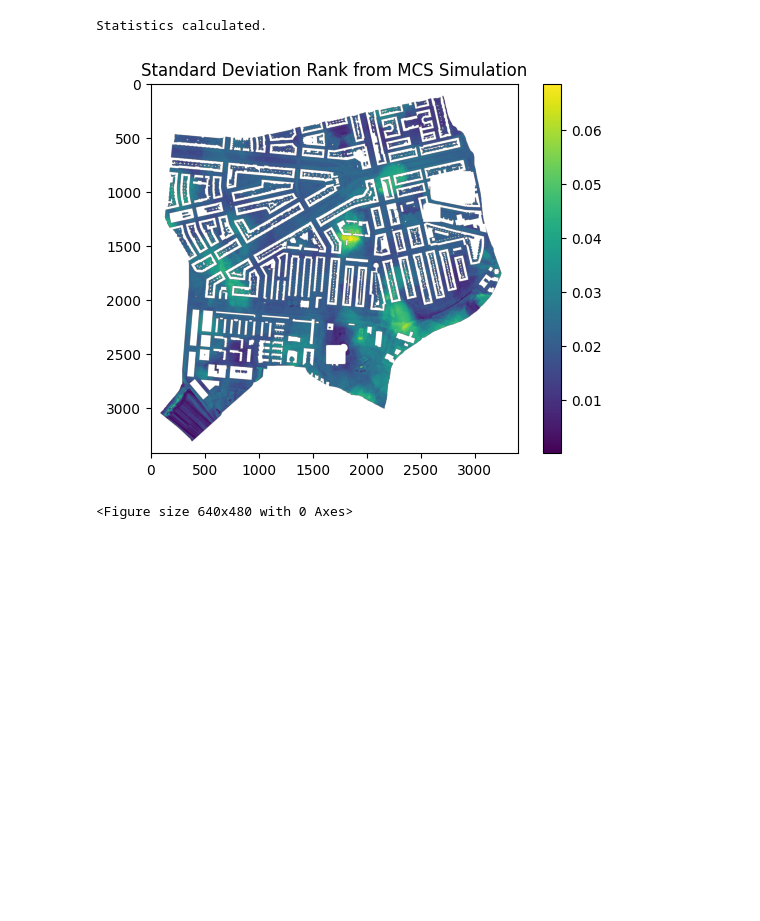
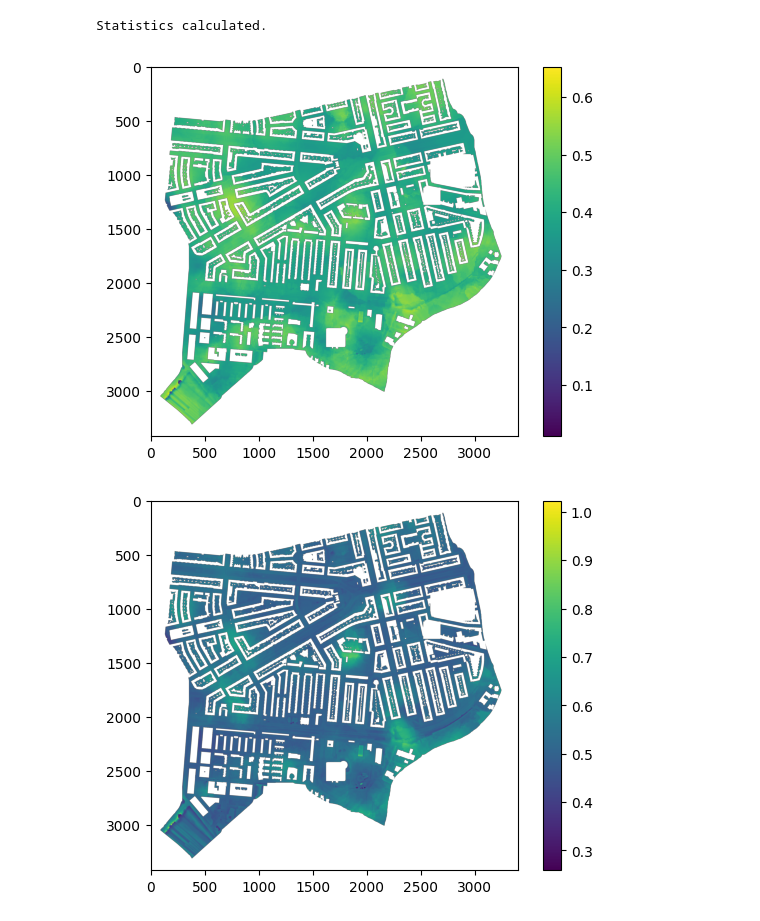
Before and after one commit to JulianWDev/strategicbgi, a Jupyter notebook: uncertainty.ipynb, the cells around one changed output. Drawn from its saved outputs; the diff is of its cells as text; code cells hidden in the pictures; blank space fills up the shorter version.

```diff
--- a/uncertainty.ipynb
+++ b/uncertainty.ipynb
@@ -92,18 +92,23 @@ Statistics calculated.
 # %%
 # Plot min_rank
 # You can then analyze or plot these results as needed
 # For example, using matplotlib to visualize the average_rank
 # Set nodata values to NaN for better visualization
 import matplotlib.pyplot as plt
-std_dev_rank = np.load('Exports/std_dev_rank.npy')
 
-plt.imshow(std_dev_rank, cmap='viridis')
-plt.colorbar()
-plt.title('Standard Deviation Rank from MCS Simulation')
-plt.show()
+ranks = ['Exports/min_rank.npy',
+         'Exports/max_rank.npy',
+         'Exports/average_rank.npy',
+         'Exports/std_dev_rank.npy']
 
-# Save the plot to a file
-plt.savefig('Exports/st_dev_rank_plot_inf.svg', format='svg')
+for rank in ranks:
+    data = np.load(rank)
+
+    plt.imshow(data, cmap='viridis')
+    plt.colorbar()
+    plt.savefig(f'Exports/{rank.split("/")[-1].replace(".npy", ".svg")}', format='svg', dpi=150)
+    plt.show()
+    plt.close()
 # %% [output]
-[figure, old version]
+[figure, new version]
-<Figure size 640x480 with 0 Axes>
+[figure, added]
```
Also changed, not shown: parts of 1 cell of this notebook, 2 other files.
